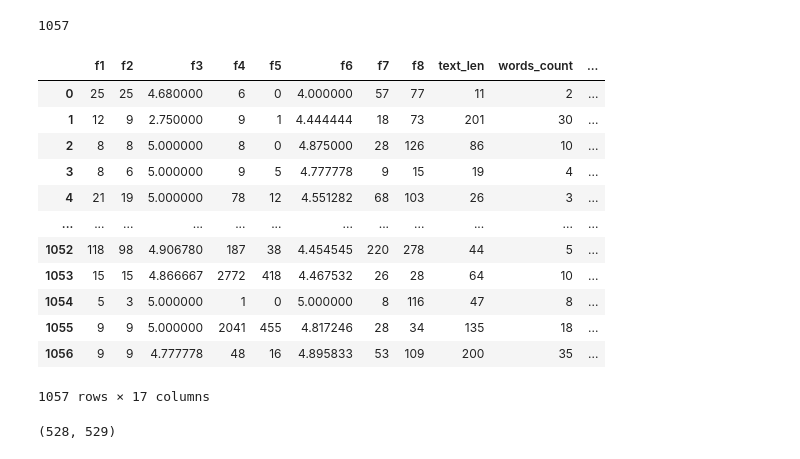
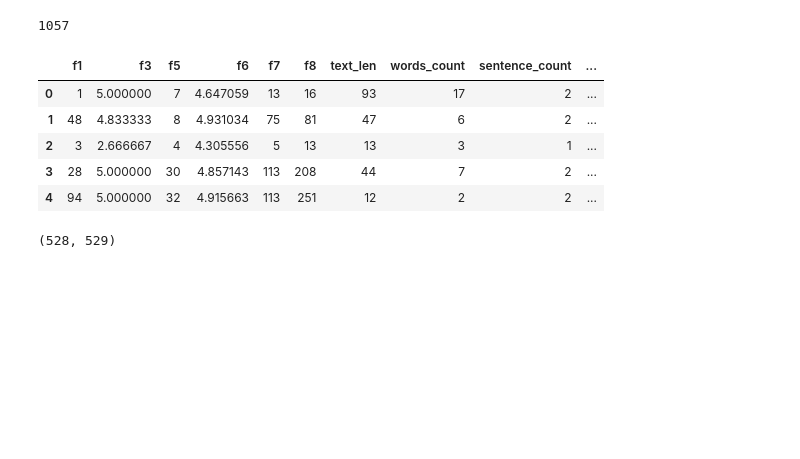
Before and after one commit to BuldakovN/WB, a Jupyter notebook: data/data_preprocessing.ipynb, the cells around one changed output. Cells and saved outputs as stored; diff of their text form; code cells hidden in the pictures; blank space fills up the shorter version.

```diff
--- a/data/data_preprocessing.ipynb
+++ b/data/data_preprocessing.ipynb
@@ -232,26 +278,19 @@ from sklearn.metrics import f1_score
 # %%
 data_train = pd.read_csv('./cutted_data/train_data.csv')
 Y_train = data_train['label']
-X_train = data_train.drop(['label', 'id1', 'id2', 'id3', 'text', 'id1_0', 'id1_1', 'id2_0', 'id2_1'], axis=1)
+X_train = data_train.drop(['label', 'id1', 'id2', 'id3', 'text'], axis=1)
 len(X_train)
 # %% [output]
 1057
 # %%
-X_train
+X_train.head()
 # %% [output]
-|  | f1 | f2 | f3 | f4 | f5 | f6 | f7 | f8 | text_len | words_count | ... |
-| 0 | 25 | 25 | 4.680000 | 6 | 0 | 4.000000 | 57 | 77 | 11 | 2 | ... |
-| 1 | 12 | 9 | 2.750000 | 9 | 1 | 4.444444 | 18 | 73 | 201 | 30 | ... |
-| 2 | 8 | 8 | 5.000000 | 8 | 0 | 4.875000 | 28 | 126 | 86 | 10 | ... |
-| 3 | 8 | 6 | 5.000000 | 9 | 5 | 4.777778 | 9 | 15 | 19 | 4 | ... |
-| 4 | 21 | 19 | 5.000000 | 78 | 12 | 4.551282 | 68 | 103 | 26 | 3 | ... |
-| ... | ... | ... | ... | ... | ... | ... | ... | ... | ... | ... | ... |
-| 1052 | 118 | 98 | 4.906780 | 187 | 38 | 4.454545 | 220 | 278 | 44 | 5 | ... |
-| 1053 | 15 | 15 | 4.866667 | 2772 | 418 | 4.467532 | 26 | 28 | 64 | 10 | ... |
-| 1054 | 5 | 3 | 5.000000 | 1 | 0 | 5.000000 | 8 | 116 | 47 | 8 | ... |
-| 1055 | 9 | 9 | 5.000000 | 2041 | 455 | 4.817246 | 28 | 34 | 135 | 18 | ... |
-| 1056 | 9 | 9 | 4.777778 | 48 | 16 | 4.895833 | 53 | 109 | 200 | 35 | ... |
+|  | f1 | f3 | f5 | f6 | f7 | f8 | text_len | words_count | sentence_count | ... |
+| 0 | 1 | 5.000000 | 7 | 4.647059 | 13 | 16 | 93 | 17 | 2 | ... |
+| 1 | 48 | 4.833333 | 8 | 4.931034 | 75 | 81 | 47 | 6 | 2 | ... |
+| 2 | 3 | 2.666667 | 4 | 4.305556 | 5 | 13 | 13 | 3 | 1 | ... |
+| 3 | 28 | 5.000000 | 30 | 4.857143 | 113 | 208 | 44 | 7 | 2 | ... |
+| 4 | 94 | 5.000000 | 32 | 4.915663 | 113 | 251 | 12 | 2 | 2 | ... |
-1057 rows × 17 columns
 # %%
 sum(Y_train==1), sum(Y_train==0)
 # %% [output]
```
Also changed, not shown: parts of 23 cells of this notebook, 12 other files.
